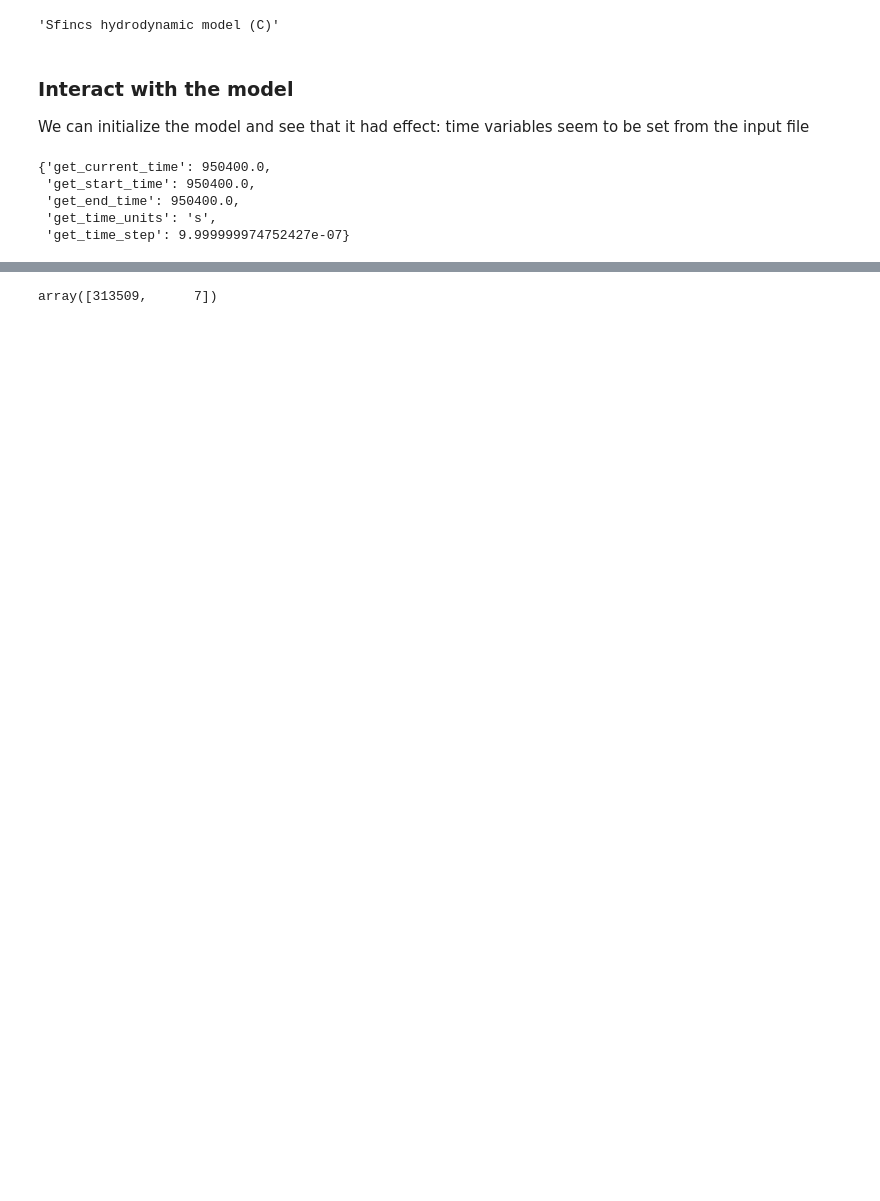
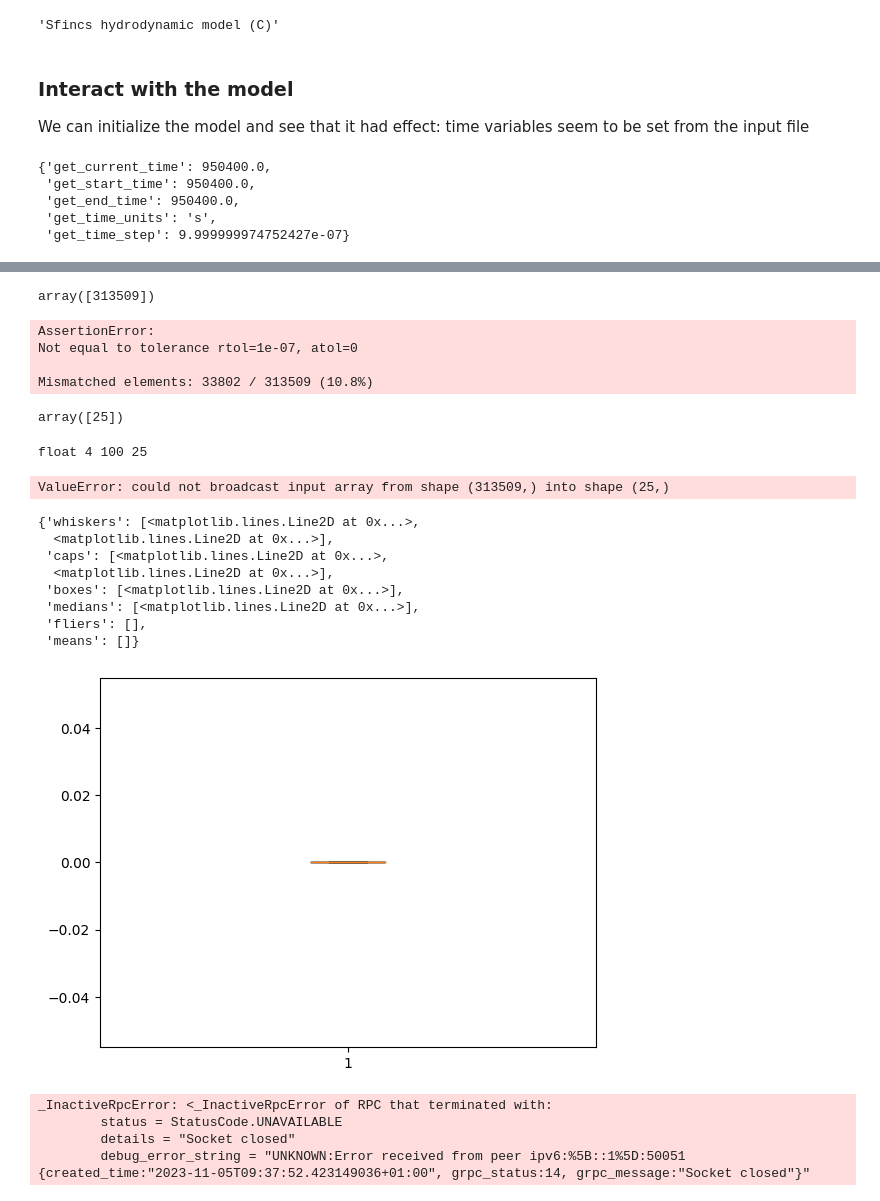
Before and after one commit to eWaterCycle/sfincs-bmi-server, a Jupyter notebook: example_notebook.ipynb, the cells around one changed output, grey strips where cells are left out. Cells and saved outputs as stored; diff of their text form; code cells hidden in the pictures; blank space fills up the shorter version.

```diff
--- a/example_notebook.ipynb
+++ b/example_notebook.ipynb
@@ -78,3 +47,14 @@ model = BmiClient(grpc.insecure_channel("localhost:50051"))
+# %%
+# Option 1: Build and run the container and connect to it
+
+# from grpc4bmi.bmi_client_docker import BmiClientDocker
+# model = BmiClientDocker(image='sfincs-bmiserver_tim', image_port=50051, work_dir=str(parameter_set_dir), delay=1)
+
+# Option 2: Connect to the devcontainer directly, easy for development
+# see https://github.com/eWaterCycle/sfincs-bmi-server#development-container
+from grpc4bmi.bmi_grpc_client import BmiClient
+import grpc
+model = BmiClient(grpc.insecure_channel("localhost:50051"))
 # %%
 model.get_component_name()
 # %% [output]
@@ -140,5 +154,5 @@ grid_id = 0
 # %%
-shape = model.get_grid_shape(grid_id, np.empty(model.get_grid_rank(grid_id), dtype=int))
+shape = model.get_grid_shape(0, np.empty(1, dtype=int))
 shape
 # %% [output]
-array([313509,      7])
+array([313509])
@@ -145 +161,47 @@ array([313509,      7])
+# %%
+# Why is this not the same? NaN location mismatch?
+data1 = model.get_value('z_xz', np.zeros(shape[0], dtype=np.float32))
+data2 = model.get_value('z_xz', np.zeros(shape[0], dtype=np.float32))
+np.testing.assert_allclose(data1, data2)
+# %% [output]
+AssertionError:
+Not equal to tolerance rtol=1e-07, atol=0
+
+Mismatched elements: 33802 / 313509 (10.8%)
+# %%
+ model.get_grid_shape(1, np.empty(1, dtype=int))
+# %% [output]
+array([25])
+# %%
+print(
+    model.get_var_type('xsrc'),
+    item_size := model.get_var_itemsize('xsrc'),
+    total_size := model.get_var_nbytes('xsrc'),
+    total_size // item_size,
+)
+# %% [output]
+float 4 100 25
+# %%
+model.get_value('xsrc', np.zeros(25, dtype=np.float32))
+# %% [output]
+ValueError: could not broadcast input array from shape (313509,) into shape (25,)
+# %%
+plt.boxplot(model.get_value('zs', np.zeros(shape[0], dtype=np.float32)), sym='')
+# %% [output]
+{'whiskers': [<matplotlib.lines.Line2D at 0x...>,
+  <matplotlib.lines.Line2D at 0x...>],
+ 'caps': [<matplotlib.lines.Line2D at 0x...>,
+  <matplotlib.lines.Line2D at 0x...>],
+ 'boxes': [<matplotlib.lines.Line2D at 0x...>],
+ 'medians': [<matplotlib.lines.Line2D at 0x...>],
+ 'fliers': [],
+ 'means': []}
+[figure, added]
+# %%
+model.get_value_at_indices('z_xz', np.array([0, 1, 2], dtype='int32'), np.zeros(3, dtype=np.float32))
+# %% [output]
+_InactiveRpcError: <_InactiveRpcError of RPC that terminated with:
+        status = StatusCode.UNAVAILABLE
+        details = "Socket closed"
+        debug_error_string = "UNKNOWN:Error received from peer ipv6:%5B::1%5D:50051 {created_time:"2023-11-05T09:37:52.423149036+01:00", grpc_status:14, grpc_message:"Socket closed"}"
 # %%
```
Also changed, not shown: parts of 31 cells of this notebook, 1 other file.
